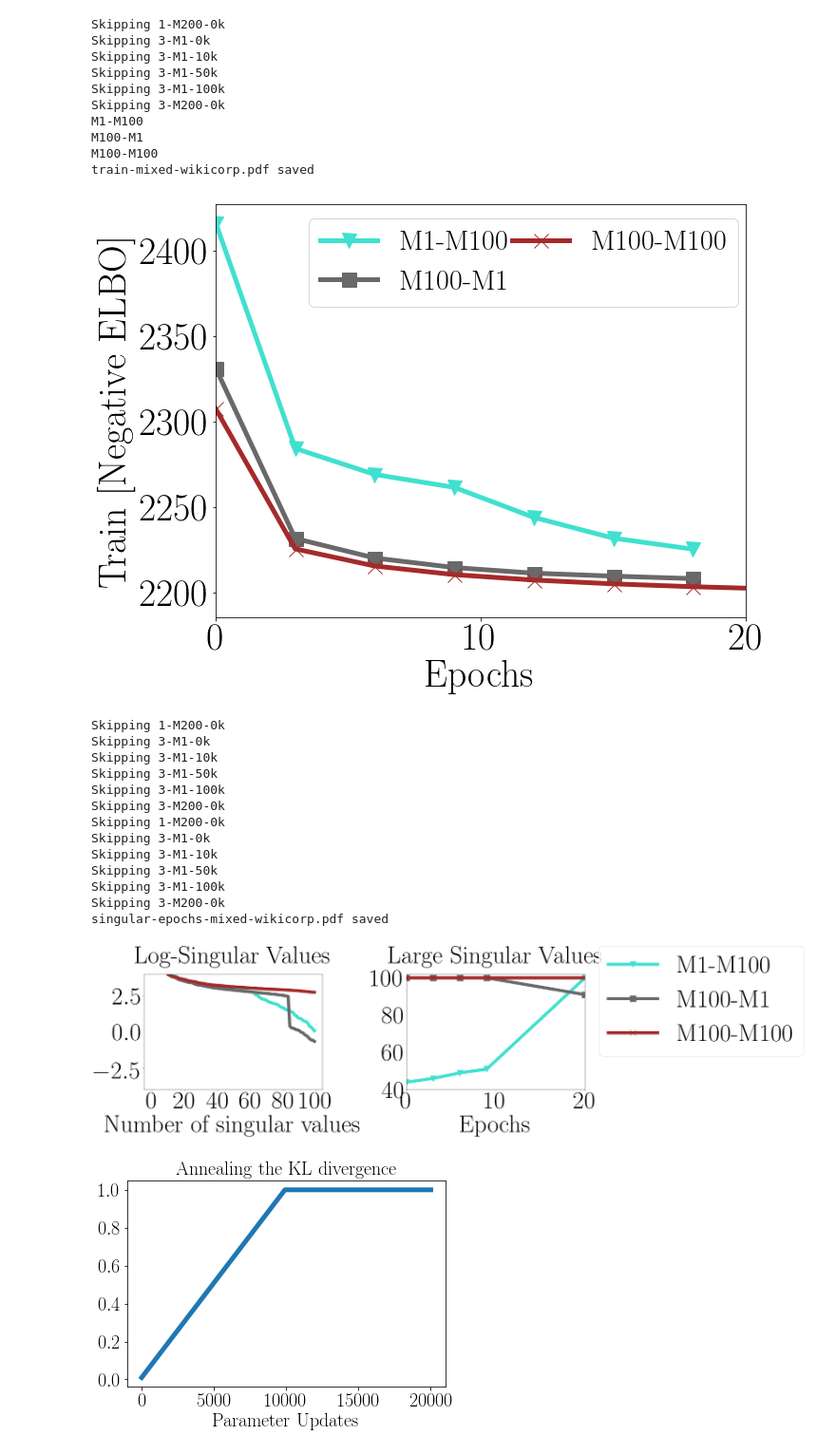
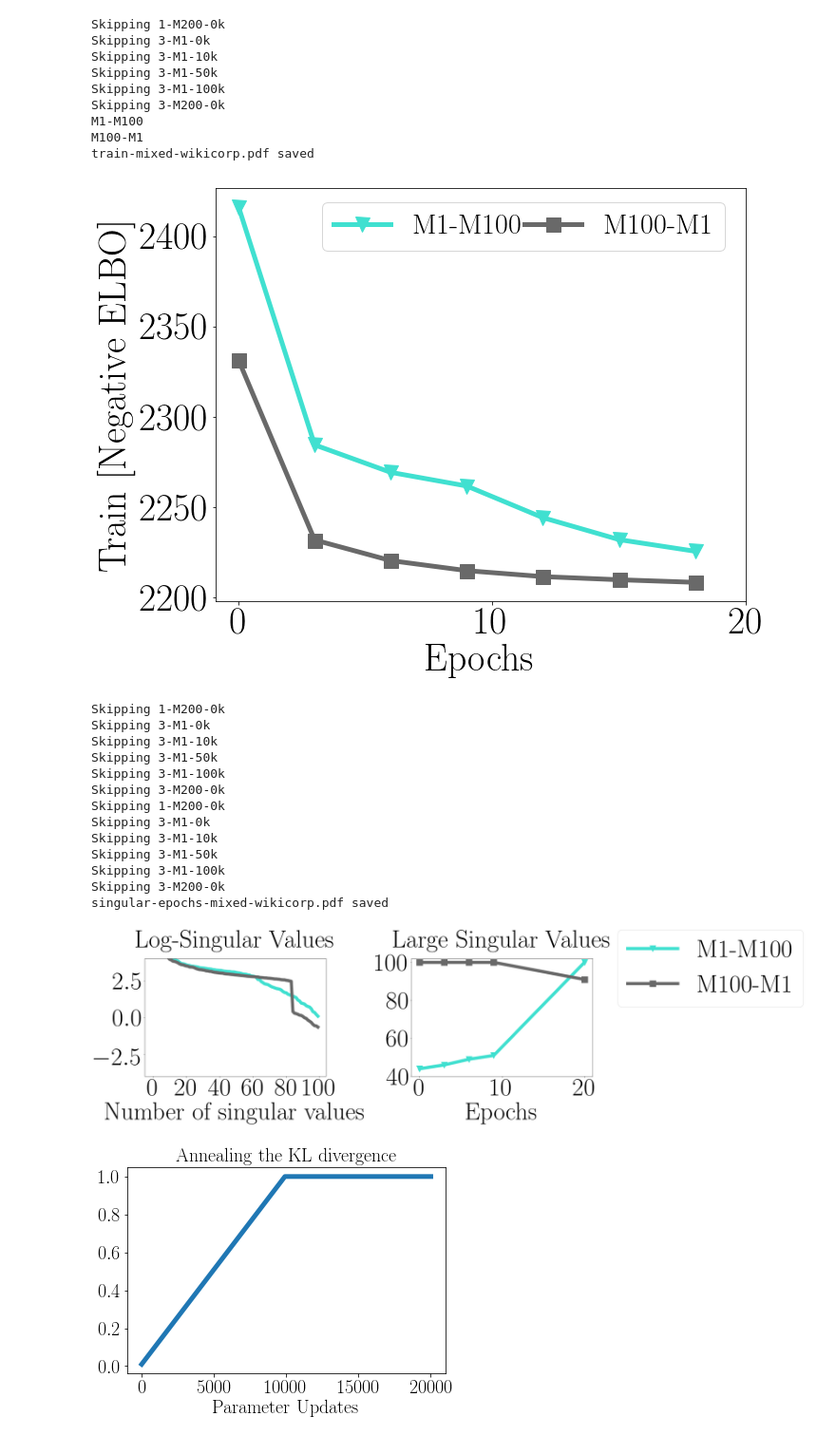
Before and after one commit to rahulk90/vae_sparse, a Jupyter notebook: ipynb/bow_text/VisualizeTrainValidCurves-mixedTraining.ipynb, the cells around one changed output. Shown at 95% size. Cells and saved outputs as stored; diff of their text form; code cells hidden in the pictures.

```diff
--- a/ipynb/bow_text/VisualizeTrainValidCurves-mixedTraining.ipynb
+++ b/ipynb/bow_text/VisualizeTrainValidCurves-mixedTraining.ipynb
@@ -20,7 +20,7 @@ mpl.rcParams['legend.fontsize']=40
 #http://stackoverflow.com/questions/22408237/named-colors-in-matplotlib
 from utils.misc import getConfigFile, readPickle, loadHDF5, getUniqueIDFromParams
 from optvaeutils.viz import getName
-subdirectories = ['none_finopt','finopt_none','finopt']
+subdirectories = ['none_finopt','finopt_none']
 
 #DIR = '../../expt/results_dec19/chkpt-rcv2_miao-';MAXEPOCH='200'
 DIR = '../../expt/chkpt-wikicorp-';MAXEPOCH='20'
@@ -67,9 +69,9 @@ ctr = 0
 
 results = {}
 for sdir in subdirectories:
-    for f in glob.glob(DIR+sdir+'/*final*h5'):#EP'+MAXEPOCH+'*.h5'):
+    for f in glob.glob(DIR+sdir+'/*EP'+MAXEPOCH+'*.h5'):
         print f,
-        if 'normalize' in f or 'pl-0' in f:
+        if 'normalize' in f:
             continue
         params = readPickle(getConfigFile(f))[0]
         params['replicate_K'] = None
@@ -108,13 +110,10 @@ for idx,name in enumerate(names):
     idxlist.append(idx)
 datalist = [datalist[k] for k in idxlist]
 def update_name(name):
-    print 'In uname:',name
     if 'none_finopt' in name:
         return 'M1-M100'
-    elif 'finopt_none'in name:
+    else:
         return 'M100-M1'
-    else:
-        return 'M100-M100'
     ar   = str(name.split('anneal_rate-')[1])
     pl   = str(int(name.split('p_layers-')[1].split('-anneal')[0])+1)
     if 'baseline' in name:
@@ -161,7 +154,6 @@ colorFinal['3-M1-100k']=  'turquoise'
 colorFinal['3-'+NS+'-0k']=  'dimgrey'
 colorFinal['M1-M100']=  'turquoise'
 colorFinal['M100-M1']=  'dimgrey'
-colorFinal['M100-M100']=  'brown'
 markerFinal = OrderedDict()
 #markerFinal['1-M1-anneal0']      =  'o'
 markerFinal['1-'+NS+'-0k']  =  '*'
@@ -172,7 +164,6 @@ markerFinal['3-M1-100k']  =  'v'
 markerFinal['3-'+NS+'-0k']  =  's'
 markerFinal['M1-M100']  =  'v'
 markerFinal['M100-M1']  =  's'
-markerFinal['M100-M100']  =  'x'
 
 fig,axlist     = plt.subplots(1,1,figsize=(10,8))
 ax = axlist
@@ -206,7 +197,6 @@ if 'rcv2' in dataset:
     ax.set_ylim([300,600])
     ax.legend(loc='upper center', bbox_to_anchor=(.58, 1.),ncol=2,columnspacing=0.1,fontsize=30)
 if 'wikicorp' in dataset:
-    ax.set_xlim([0,20])
     ax.set_ylim([1100,1700])
     ax.legend(loc='upper center', bbox_to_anchor=(.58, 1.),ncol=2,columnspacing=0.1,fontsize=30)
     ax.set_xticks(np.arange(0,int(MAXEPOCH)+1,10))
@@ -263,36 +251,34 @@ for name in markerFinal:
     Y = Y[idx]
     if len(idx)>10:
         X = X[::3]
         Y = Y[::3]
     ax.plot(X,Y,marker = MARKER,color=COLOR,label=name)
 
 ax.set_ylabel('Train [Negative ELBO]')
 ax.set_xlabel('Epochs')
 ax.hlines(NLL_valid_prob, 0, ax.get_xlim()[1], linestyles='dashdot',colors='k')
 if 'rcv2_miao' in dataset:
     pass
     #ax.set_xlim([0,200])
     #ax.set_ylim([300,600])
 if 'wikicorp' in dataset:
-    ax.set_xlim([0,20])
     ax.legend(loc='upper center', bbox_to_anchor=(.58, 1.),ncol=2,columnspacing=0.1,fontsize=30)
     ax.set_xticks(np.arange(0,int(MAXEPOCH)+1,10))
 
 fname = 'train-mixed-'+dataset+'.pdf'
 print fname,'saved'
 plt.savefig(fname,bbox_inches='tight')
 # %% [output]
 Skipping 1-M200-0k
 Skipping 3-M1-0k
 Skipping 3-M1-10k
 Skipping 3-M1-50k
 Skipping 3-M1-100k
 Skipping 3-M200-0k
 M1-M100
 M100-M1
-M100-M100
 train-mixed-wikicorp.pdf saved
-[figure, old version]
+[figure, new version]
 # %%
 fig,axlist = plt.subplots(1,2,figsize=(24,10))
 FS = 80
@@ -335,7 +321,6 @@ for idx,name in enumerate(markerFinal):
     ax.plot(X,Y,label = name, marker=MARKER, color=COLOR,lw=10,ms=20)
 
 ax.legend(loc='upper center', bbox_to_anchor=(1.65, 1.35),ncol=1,columnspacing=0.1,fontsize=FS)
-ax.set_xlim([0,20])
 ax.set_title('Large Singular Values',fontsize=FS, y=1.08)
 ax.set_xlabel('Epochs',fontsize=FS)
 ax.set_xticks(np.arange(0,int(MAXEPOCH)+1,10))
@@ -360,7 +345,7 @@ Skipping 3-M1-50k
 Skipping 3-M1-100k
 Skipping 3-M200-0k
 singular-epochs-mixed-wikicorp.pdf saved
-[figure, old version]
+[figure, new version]
 # %%
 alpha = 0
 AR    = 10000
```
Also changed, not shown: parts of 3 cells of this notebook, 2 other files.
